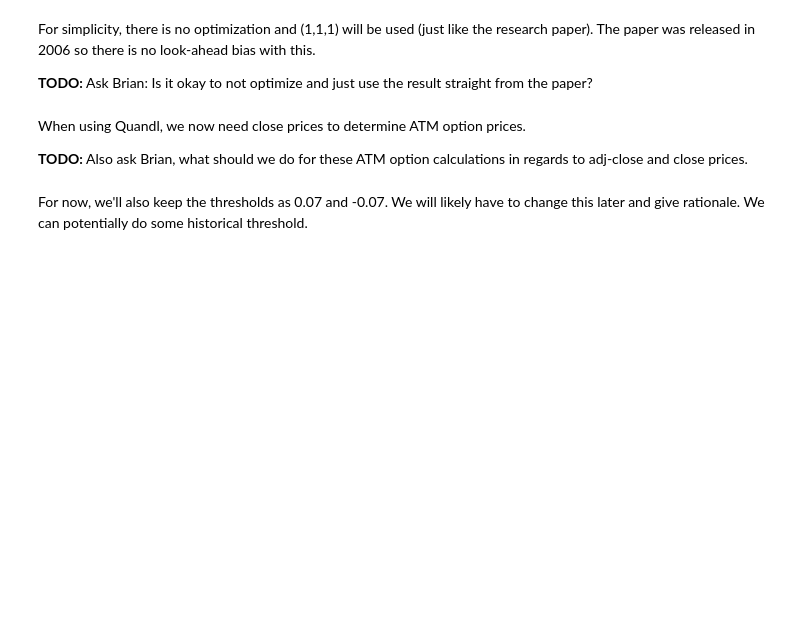
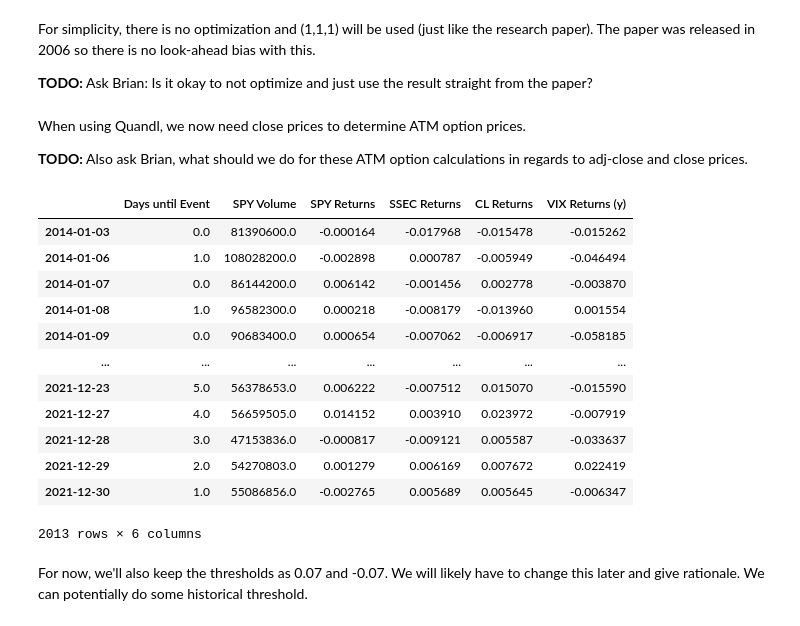
Before and after one commit to tsmcdonnell6604/Quant-Trading-Strategies, a Jupyter notebook: FinalProject.ipynb, the cells around one changed output. Saved outputs shown, nothing was run; the diff lists cells and outputs as text; code cells hidden in the pictures; blank space fills up the shorter version.

```diff
--- a/FinalProject.ipynb
+++ b/FinalProject.ipynb
@@ -59,7 +59,7 @@ def fetch_quandl_table(table, ticker, begin_date = None, end_date = None):
     '''
     qdata = quandl.get_table(table,
                       date = { 'gte': begin_date, 'lte': end_date },
-                      qopts = {"columns":["date", "adj_close", "close","adj_volume"]},
+                      qopts = {"columns":["date", "close","adj_volume"]},
                       ticker = ticker,
                       paginate=True)
     qdata = qdata.set_index('date').sort_index(ascending=True)
@@ -67,7 +67,7 @@ def fetch_quandl_table(table, ticker, begin_date = None, end_date = None):
 # %% [markdown]
 I've added get_contract() in order to obtain rolled future-contract data. With the expiration dates, the front month becomes less-liquid and there are discontinuities in price. This function is from my Homework 2 (where we had to roll contracts).
 # %%
-def get_contract(name,years,month_codes,start=START_DATE,end=END_DATE,multiplier=1):
+def get_contract(name,years,month_codes,start=START_DATE,end=END_DATE):
     '''
     Obtains future contract price information given the month and year codes
 
@@ -124,7 +124,7 @@ When using Quandl, we now need close prices to determine ATM option prices.
 **TODO:** Also ask Brian, what should we do for these ATM option calculations in regards to adj-close and close prices.
 # %%
 spy_data = fetch_quandl_table('QUOTEMEDIA/PRICES','SPY',begin_date=START_DATE,end_date=END_DATE)
-spy_data.columns = ['Adj. Close', 'Close', 'SPY Volume']
+spy_data.columns = ['Close', 'SPY Volume']
 trading_days = spy_data.index
 temp = temp.loc[temp.index.isin(trading_days)]
 # %%
@@ -145,7 +145,7 @@ cl_data = cl_data.loc[START_DATE:END_DATE].rename(columns={'Price':'CL'})
 all_data = pd.concat([temp, spy_data, ssec_data, cl_data], axis=1)
 
 all_data['VIX Returns'] = all_data['VIX'].pct_change()
-all_data['SPY Returns'] = all_data['Adj. Close'].pct_change() # We will still use adjusted close percent change
+all_data['SPY Returns'] = all_data['Close'].pct_change() # We will still use adjusted close percent change
 all_data['SSEC Returns'] = all_data['SSEC'].pct_change()
 all_data['CL Returns'] = all_data['CL'].pct_change()
 
@@ -156,6 +156,22 @@ predictors['SSEC Returns'] = predictors['SSEC Returns'].shift(-1)
 predictors['Days until Event'] = predictors['Days until Event'].shift(-1)
 predictors = predictors.drop(columns=['VIX Returns'])
 predictors = predictors.dropna()
+# %%
+predictors
+# %% [output]
+|  | Days until Event | SPY Volume | SPY Returns | SSEC Returns | CL Returns | VIX Returns (y) |
+| 2014-01-03 | 0.0 | 81390600.0 | -0.000164 | -0.017968 | -0.015478 | -0.015262 |
+| 2014-01-06 | 1.0 | 108028200.0 | -0.002898 | 0.000787 | -0.005949 | -0.046494 |
+| 2014-01-07 | 0.0 | 86144200.0 | 0.006142 | -0.001456 | 0.002778 | -0.003870 |
+| 2014-01-08 | 1.0 | 96582300.0 | 0.000218 | -0.008179 | -0.013960 | 0.001554 |
+| 2014-01-09 | 0.0 | 90683400.0 | 0.000654 | -0.007062 | -0.006917 | -0.058185 |
+| ... | ... | ... | ... | ... | ... | ... |
+| 2021-12-23 | 5.0 | 56378653.0 | 0.006222 | -0.007512 | 0.015070 | -0.015590 |
+| 2021-12-27 | 4.0 | 56659505.0 | 0.014152 | 0.003910 | 0.023972 | -0.007919 |
+| 2021-12-28 | 3.0 | 47153836.0 | -0.000817 | -0.009121 | 0.005587 | -0.033637 |
+| 2021-12-29 | 2.0 | 54270803.0 | 0.001279 | 0.006169 | 0.007672 | 0.022419 |
+| 2021-12-30 | 1.0 | 55086856.0 | -0.002765 | 0.005689 | 0.005645 | -0.006347 |
+2013 rows × 6 columns
 # %%
 start, end = 0, 126
 predicted_results = pd.DataFrame(index=predictors.iloc[126:].index,columns=['predictions'])
```
Also changed, not shown: parts of 1 cell of this notebook, 15 other files.
